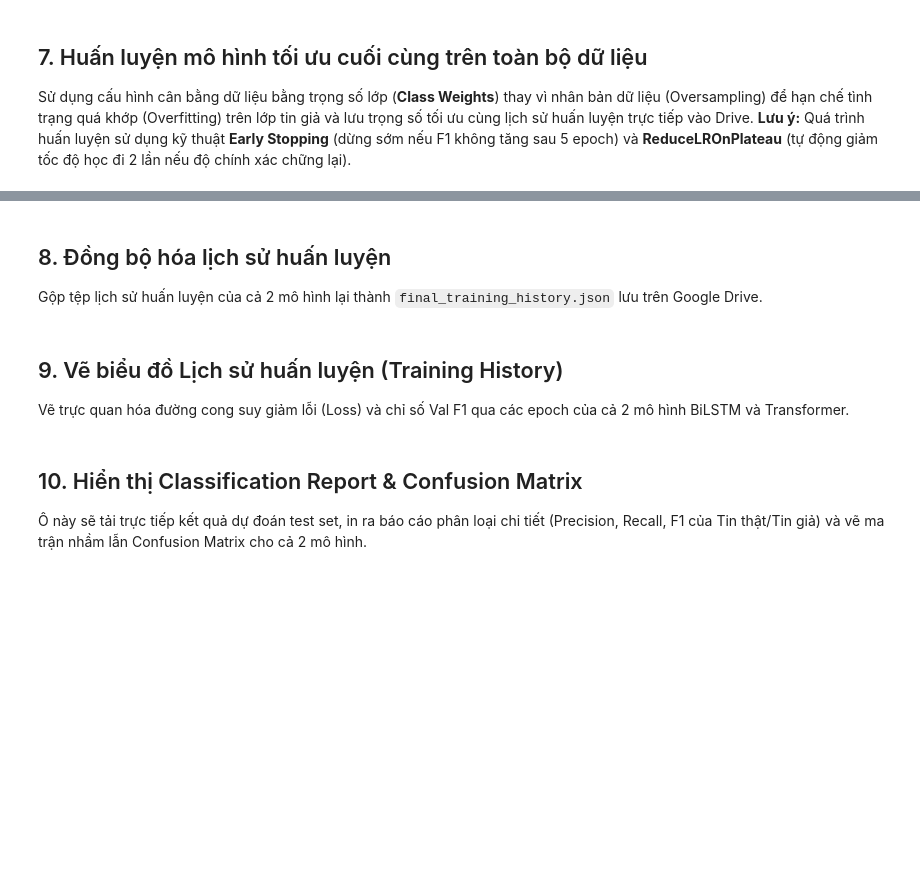
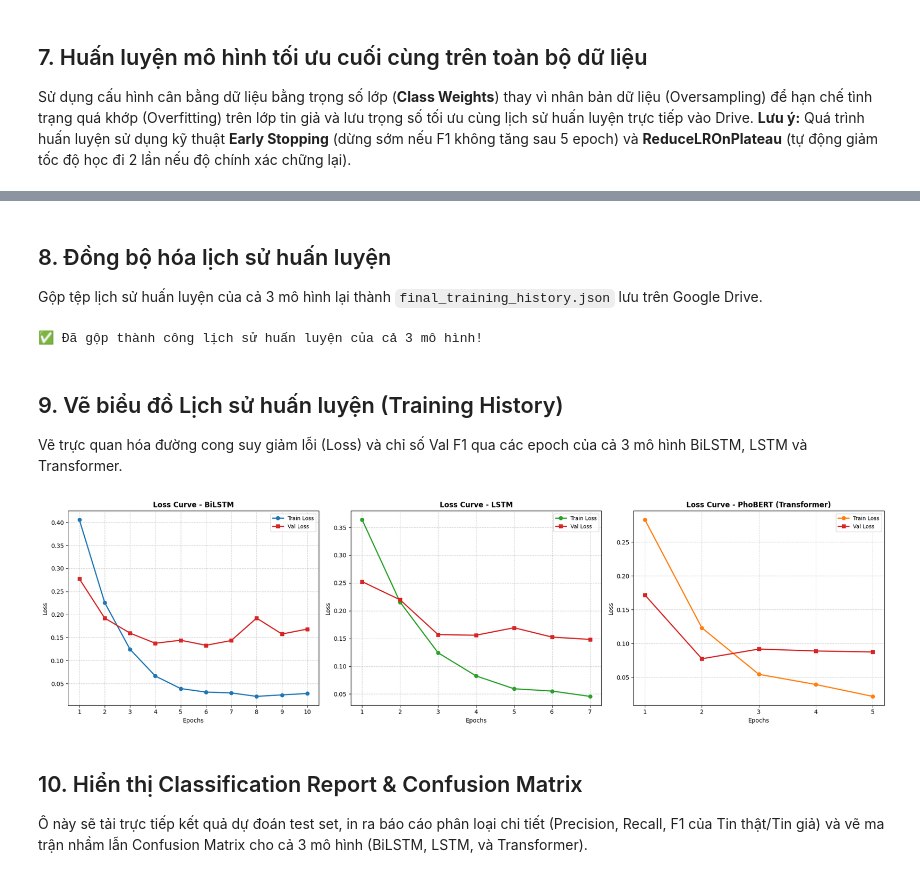
Before and after one commit to TranXuanDuc28/Fake-news-detection, a Jupyter notebook: Fake_News_Detection_Colab.ipynb, the cells around one changed output, grey strips where cells are left out. Drawn from its saved outputs; the diff is of its cells as text; code cells hidden in the pictures; blank space fills up the shorter version.

Commit message:
feat: add support for lstm_1d model architecture in training, predictions, and testing

```diff
--- a/Fake_News_Detection_Colab.ipynb
+++ b/Fake_News_Detection_Colab.ipynb
@@ -49,7 +111,7 @@ Chúng ta sẽ định nghĩa một thư mục lưu trên MyDrive của bạn (v
 import os
 
 # Tạo thư mục trên Google Drive để lưu checkpoints và kết quả
-DRIVE_DIR = "/content/drive/MyDrive/FakeNewsDetection_Results"
+DRIVE_DIR = "/content/drive/MyDrive/HocSauTrainning"
 DRIVE_MODELS = os.path.join(DRIVE_DIR, "models")
 DRIVE_DATA = os.path.join(DRIVE_DIR, "data")
 
@@ -85,36 +364,41 @@ print("\n--- BẮT ĐẦU HUẤN LUYỆN MÔ HÌNH TRANSFORMER TỐI ƯU ---")
 # %% [markdown]
 ## 8. Đồng bộ hóa lịch sử huấn luyện
-Gộp tệp lịch sử huấn luyện của cả 2 mô hình lại thành `final_training_history.json` lưu trên Google Drive.
+Gộp tệp lịch sử huấn luyện của cả 3 mô hình lại thành `final_training_history.json` lưu trên Google Drive.
 # %%
 import json
 import os
 
 lstm_h_path = os.path.join(DRIVE_DATA, "lstm_history.json")
+lstm_1d_h_path = os.path.join(DRIVE_DATA, "lstm_1d_history.json")
 trans_h_path = os.path.join(DRIVE_DATA, "transformer_history.json")
 final_h_path = os.path.join(DRIVE_DATA, "final_training_history.json")
 
 try:
     combined_history = {}
 
-    # 1. Load LSTM history
+    # 1. Load LSTM cũ
     if os.path.exists(lstm_h_path):
         with open(lstm_h_path) as f:
             combined_history["lstm"] = json.load(f)
 
-    # 2. Load Transformer history (with fallback to models/history.json)
+    # 2. Load LSTM mới
+    if os.path.exists(lstm_1d_h_path):
+        with open(lstm_1d_h_path) as f:
+            combined_history["lstm_1d"] = json.load(f)
+
+    # 3. Load Transformer (PhoBERT)
     if os.path.exists(trans_h_path):
         with open(trans_h_path) as f:
-            combined_history["transformer"] = json.load(f)
-    elif os.path.exists(os.path.join(DRIVE_MODELS, "history.json")):
-        with open(os.path.join(DRIVE_MODELS, "history.json")) as f:
             combined_history["transformer"] = json.load(f)
 
     with open(final_h_path, "w", encoding="utf-8") as f:
         json.dump(combined_history, f, indent=4)
 
-    print("✅ Đã gộp và tạo thành công final_training_history.json trên Google Drive!")
+    print("✅ Đã gộp thành công lịch sử huấn luyện của cả 3 mô hình!")
 except Exception as e:
-    print(f"❌ Lỗi khi gộp lịch sử huấn luyện: {e}")
+    print(f"❌ Lỗi khi gộp lịch sử: {e}")
+# %% [output]
+✅ Đã gộp thành công lịch sử huấn luyện của cả 3 mô hình!
 # %% [markdown]
 ## 9. Vẽ biểu đồ Lịch sử huấn luyện (Training History)
-Vẽ trực quan hóa đường cong suy giảm lỗi (Loss) và chỉ số Val F1 qua các epoch của cả 2 mô hình BiLSTM và Transformer.
+Vẽ trực quan hóa đường cong suy giảm lỗi (Loss) và chỉ số Val F1 qua các epoch của cả 3 mô hình BiLSTM, LSTM và Transformer.
@@ -174,0 +405,43 @@ except Exception as e:
+# %%
+import matplotlib.pyplot as plt
+import numpy as np
+import json
+import os
+
+lstm_path = os.path.join(DRIVE_DATA, "lstm_history.json")
+lstm_1d_path = os.path.join(DRIVE_DATA, "lstm_1d_history.json")
+transformer_path = os.path.join(DRIVE_DATA, "transformer_history.json")
+
+# Khởi tạo 3 đồ thị song song
+fig, axes = plt.subplots(1, 3, figsize=(20, 5.5))
+files = [lstm_path, lstm_1d_path, transformer_path]
+model_names = ["BiLSTM", "LSTM", "PhoBERT (Transformer)"]
+colors = ["#1f77b4", "#2ca02c", "#ff7f0e"]
+
+for ax, file_path, name, color in zip(axes, files, model_names, colors):
+    try:
+        with open(file_path, encoding="utf-8") as f:
+            hist = json.load(f)
+
+        epochs = np.arange(1, len(hist["train_loss"]) + 1)
+
+        # Vẽ Loss
+        ax.plot(epochs, hist["train_loss"], label="Train Loss", marker="o", linewidth=2, color=color)
+        if "val_loss" in hist:
+            ax.plot(epochs, hist["val_loss"], label="Val Loss", marker="s", linewidth=2, color="#d62728")
+
+        ax.set_title(f"Loss Curve - {name}", fontsize=12, fontweight="bold")
+        ax.set_xlabel("Epochs", fontsize=10)
+        ax.set_ylabel("Loss", fontsize=10)
+        ax.set_xticks(epochs)
+        ax.grid(True, linestyle="--", alpha=0.6)
+        ax.legend(fontsize=9, loc="upper right")
+
+    except FileNotFoundError:
+        ax.text(0.5, 0.5, f"❌ Không tìm thấy:\n{file_path.split('/')[-1]}", ha="center", va="center", fontsize=11, color="red")
+        ax.set_title(f"Loss - {name} (Lỗi)", fontsize=12, fontweight="bold")
+
+plt.tight_layout()
+plt.show()
+# %% [output]
+[figure, added]
@@ -175,6 +502,6 @@ except Exception as e:
 # %% [markdown]
 ## 10. Hiển thị Classification Report & Confusion Matrix
-Ô này sẽ tải trực tiếp kết quả dự đoán test set, in ra báo cáo phân loại chi tiết (Precision, Recall, F1 của Tin thật/Tin giả) và vẽ ma trận nhầm lẫn Confusion Matrix cho cả 2 mô hình.
+Ô này sẽ tải trực tiếp kết quả dự đoán test set, in ra báo cáo phân loại chi tiết (Precision, Recall, F1 của Tin thật/Tin giả) và vẽ ma trận nhầm lẫn Confusion Matrix cho cả 3 mô hình (BiLSTM, LSTM, và Transformer).
 # %%
 import seaborn as sns
 from sklearn.metrics import classification_report, confusion_matrix
```
Also changed, not shown: parts of 21 cells of this notebook, 4 other files.
